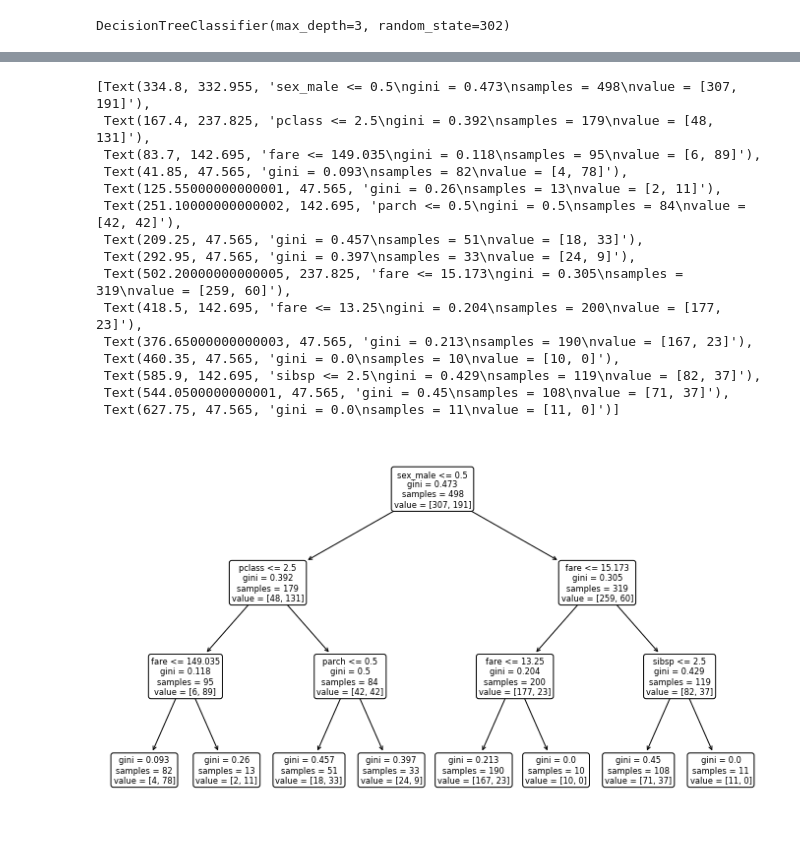
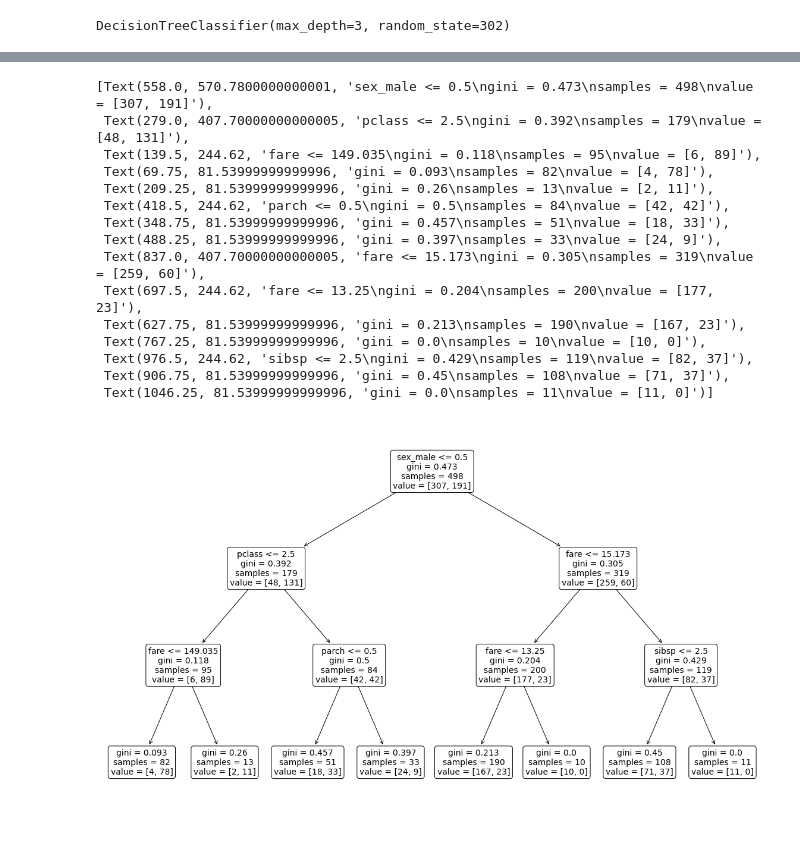
Before and after one commit to tarrencen/classification-exercises, a Jupyter notebook: model.ipynb, the cells around one changed output, grey strips where cells are left out. Drawn from its saved outputs; the diff is of its cells as text; code cells hidden in the pictures.

```diff
--- a/model.ipynb
+++ b/model.ipynb
@@ -91,28 +91,23 @@ X_train.head()
 # %%
-X_train[['pclass', 'sibsp', 'parch','alone']].head()
-
-select_x_cols = ['pclass', 'sibsp', 'parch','alone']
-X_train[select_x_cols]
-
-plt.figure(figsize=(12, 7))
+plt.figure(figsize=(20, 12))
 plot_tree(clf, feature_names=X_train.columns, rounded=True)
 # %% [output]
-[Text(334.8, 332.955, 'sex_male <= 0.5\ngini = 0.473\nsamples = 498\nvalue = [307, 191]'),
- Text(167.4, 237.825, 'pclass <= 2.5\ngini = 0.392\nsamples = 179\nvalue = [48, 131]'),
- Text(83.7, 142.695, 'fare <= 149.035\ngini = 0.118\nsamples = 95\nvalue = [6, 89]'),
- Text(41.85, 47.565, 'gini = 0.093\nsamples = 82\nvalue = [4, 78]'),
- Text(125.55000000000001, 47.565, 'gini = 0.26\nsamples = 13\nvalue = [2, 11]'),
- Text(251.10000000000002, 142.695, 'parch <= 0.5\ngini = 0.5\nsamples = 84\nvalue = [42, 42]'),
- Text(209.25, 47.565, 'gini = 0.457\nsamples = 51\nvalue = [18, 33]'),
- Text(292.95, 47.565, 'gini = 0.397\nsamples = 33\nvalue = [24, 9]'),
- Text(502.20000000000005, 237.825, 'fare <= 15.173\ngini = 0.305\nsamples = 319\nvalue = [259, 60]'),
- Text(418.5, 142.695, 'fare <= 13.25\ngini = 0.204\nsamples = 200\nvalue = [177, 23]'),
- Text(376.65000000000003, 47.565, 'gini = 0.213\nsamples = 190\nvalue = [167, 23]'),
- Text(460.35, 47.565, 'gini = 0.0\nsamples = 10\nvalue = [10, 0]'),
- Text(585.9, 142.695, 'sibsp <= 2.5\ngini = 0.429\nsamples = 119\nvalue = [82, 37]'),
- Text(544.0500000000001, 47.565, 'gini = 0.45\nsamples = 108\nvalue = [71, 37]'),
- Text(627.75, 47.565, 'gini = 0.0\nsamples = 11\nvalue = [11, 0]')]
+[Text(558.0, 570.7800000000001, 'sex_male <= 0.5\ngini = 0.473\nsamples = 498\nvalue = [307, 191]'),
+ Text(279.0, 407.70000000000005, 'pclass <= 2.5\ngini = 0.392\nsamples = 179\nvalue = [48, 131]'),
+ Text(139.5, 244.62, 'fare <= 149.035\ngini = 0.118\nsamples = 95\nvalue = [6, 89]'),
+ Text(69.75, 81.53999999999996, 'gini = 0.093\nsamples = 82\nvalue = [4, 78]'),
+ Text(209.25, 81.53999999999996, 'gini = 0.26\nsamples = 13\nvalue = [2, 11]'),
+ Text(418.5, 244.62, 'parch <= 0.5\ngini = 0.5\nsamples = 84\nvalue = [42, 42]'),
+ Text(348.75, 81.53999999999996, 'gini = 0.457\nsamples = 51\nvalue = [18, 33]'),
+ Text(488.25, 81.53999999999996, 'gini = 0.397\nsamples = 33\nvalue = [24, 9]'),
+ Text(837.0, 407.70000000000005, 'fare <= 15.173\ngini = 0.305\nsamples = 319\nvalue = [259, 60]'),
+ Text(697.5, 244.62, 'fare <= 13.25\ngini = 0.204\nsamples = 200\nvalue = [177, 23]'),
+ Text(627.75, 81.53999999999996, 'gini = 0.213\nsamples = 190\nvalue = [167, 23]'),
+ Text(767.25, 81.53999999999996, 'gini = 0.0\nsamples = 10\nvalue = [10, 0]'),
+ Text(976.5, 244.62, 'sibsp <= 2.5\ngini = 0.429\nsamples = 119\nvalue = [82, 37]'),
+ Text(906.75, 81.53999999999996, 'gini = 0.45\nsamples = 108\nvalue = [71, 37]'),
+ Text(1046.25, 81.53999999999996, 'gini = 0.0\nsamples = 11\nvalue = [11, 0]')]
-[figure, old version]
+[figure, new version]
 # %%
 import sklearn.tree
 # %%
```
Also changed, not shown: parts of 23 cells of this notebook.
